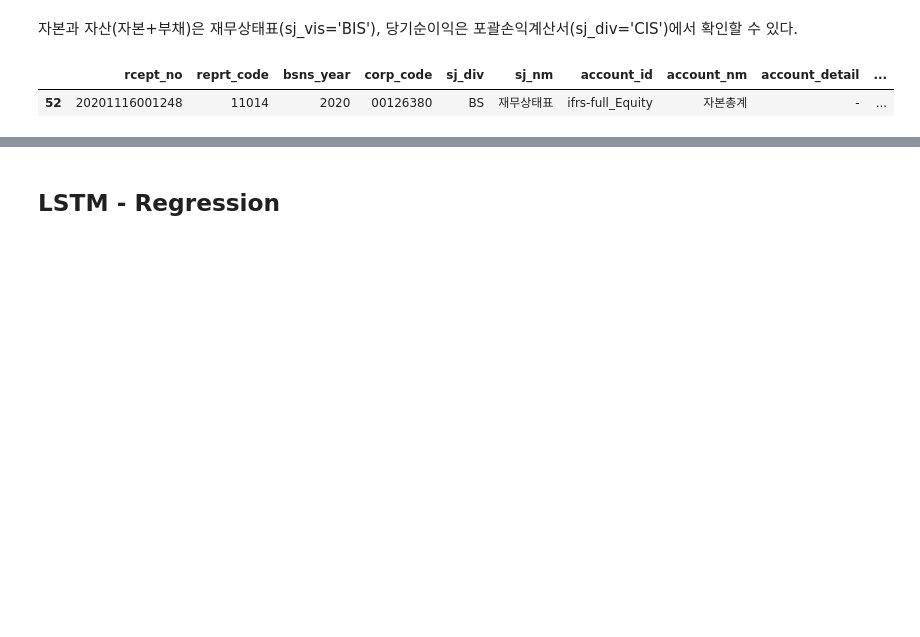
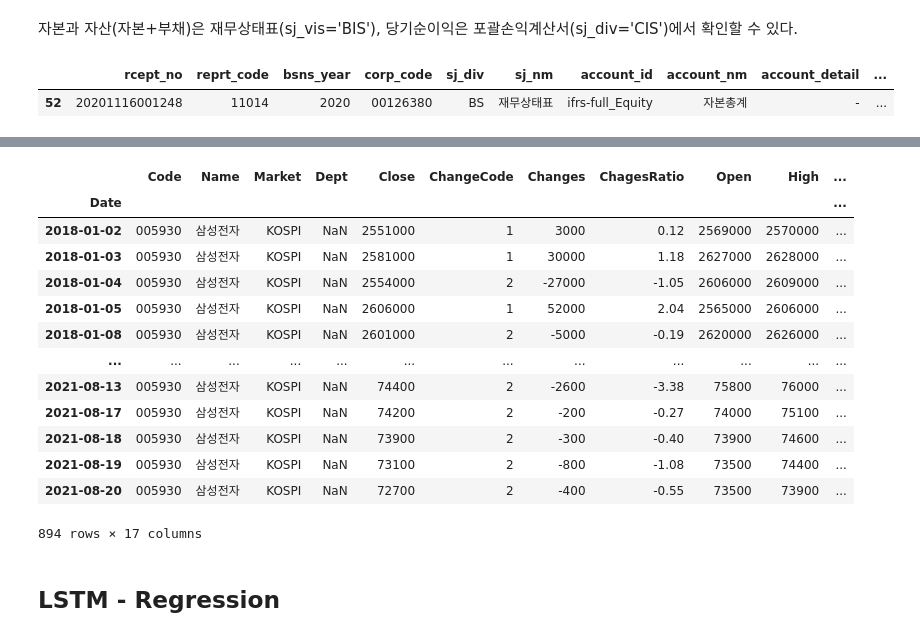
Before and after one commit to chaerui7967/stock_predict_news_and_youtube, a Jupyter notebook: lstm/삼성전자_주식_lstm.ipynb, the cells around one changed output, grey strips where cells are left out. Cells and saved outputs as stored; diff of their text form; code cells hidden in the pictures; blank space fills up the shorter version.

```diff
--- a/lstm/삼성전자_주식_lstm.ipynb
+++ b/lstm/삼성전자_주식_lstm.ipynb
@@ -552,3 +737,25 @@ fs.loc[fs['sj_div'].isin(['BS']) & fs['account_id'].isin(['ifrs-full_Equity']),
+# %%
+start_date = '20180101'
+end_date = datetime.now().strftime("%Y%m%d")
+df_005935 = marcap_data(start=start_date,end=end_date, code='005930')
+df_005935 = df_005935.assign(Amount=df_005935['Amount'].astype('int64'),
+                             Marcap=df_005935['Marcap'].astype('int64'))
+df_005935
+# %% [output]
+|  | Code | Name | Market | Dept | Close | ChangeCode | Changes | ChagesRatio | Open | High | ... |
+| Date |  |  |  |  |  |  |  |  |  |  | ... |
+| 2018-01-02 | 005930 | 삼성전자 | KOSPI | NaN | 2551000 | 1 | 3000 | 0.12 | 2569000 | 2570000 | ... |
+| 2018-01-03 | 005930 | 삼성전자 | KOSPI | NaN | 2581000 | 1 | 30000 | 1.18 | 2627000 | 2628000 | ... |
+| 2018-01-04 | 005930 | 삼성전자 | KOSPI | NaN | 2554000 | 2 | -27000 | -1.05 | 2606000 | 2609000 | ... |
+| 2018-01-05 | 005930 | 삼성전자 | KOSPI | NaN | 2606000 | 1 | 52000 | 2.04 | 2565000 | 2606000 | ... |
+| 2018-01-08 | 005930 | 삼성전자 | KOSPI | NaN | 2601000 | 2 | -5000 | -0.19 | 2620000 | 2626000 | ... |
+| ... | ... | ... | ... | ... | ... | ... | ... | ... | ... | ... | ... |
+| 2021-08-13 | 005930 | 삼성전자 | KOSPI | NaN | 74400 | 2 | -2600 | -3.38 | 75800 | 76000 | ... |
+| 2021-08-17 | 005930 | 삼성전자 | KOSPI | NaN | 74200 | 2 | -200 | -0.27 | 74000 | 75100 | ... |
+| 2021-08-18 | 005930 | 삼성전자 | KOSPI | NaN | 73900 | 2 | -300 | -0.40 | 73900 | 74600 | ... |
+| 2021-08-19 | 005930 | 삼성전자 | KOSPI | NaN | 73100 | 2 | -800 | -1.08 | 73500 | 74400 | ... |
+| 2021-08-20 | 005930 | 삼성전자 | KOSPI | NaN | 72700 | 2 | -400 | -0.55 | 73500 | 73900 | ... |
+894 rows × 17 columns
 # %% [markdown]
 ## LSTM - Regression
 # %% [markdown]
```
Also changed, not shown: parts of 51 cells of this notebook.
